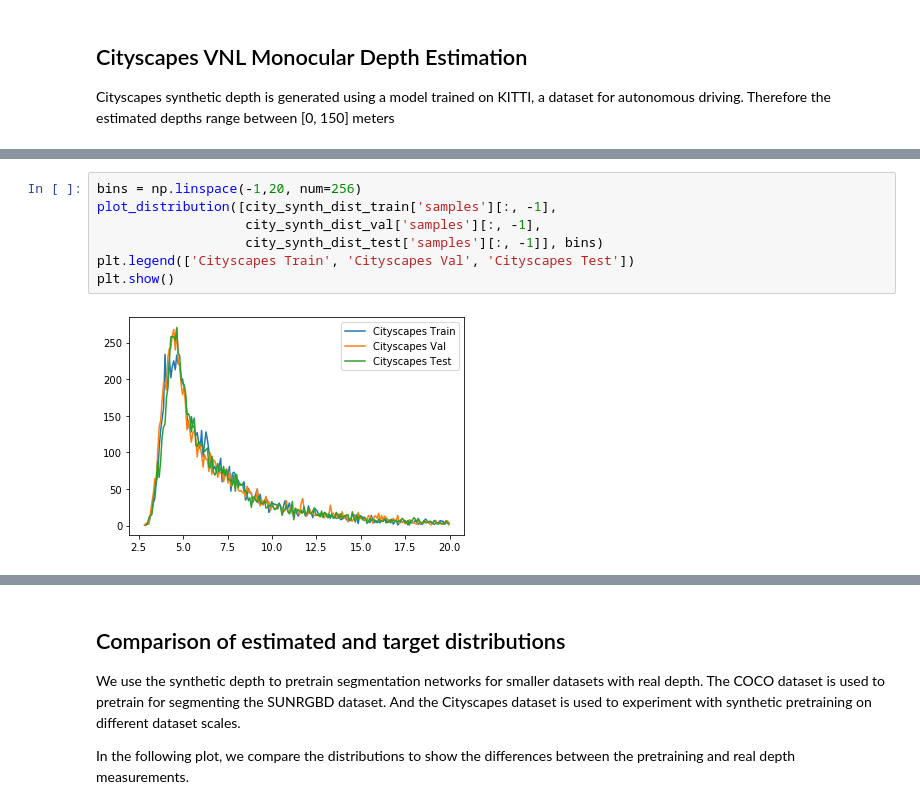
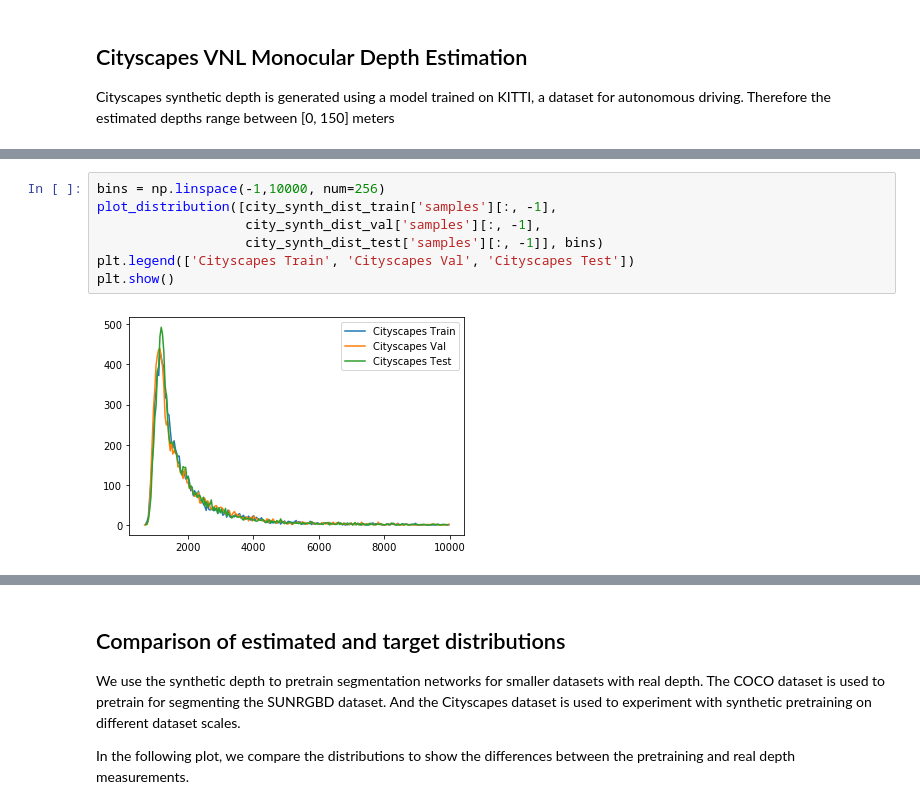
Before and after one commit to crmauceri/pytorch-deeplab-xception, a Jupyter notebook: visualization_scripts/RGB-D Data Distributions.ipynb, the cells around one changed output, grey strips where cells are left out. Cells and saved outputs as stored; diff of their text form.

```diff
--- a/visualization_scripts/RGB-D Data Distributions.ipynb
+++ b/visualization_scripts/RGB-D Data Distributions.ipynb
@@ -261,9 +347,9 @@ Found 1525 test images
 # %%
-bins = np.linspace(-1,20, num=256)
+bins = np.linspace(-1,10000, num=256)
 plot_distribution([city_synth_dist_train['samples'][:, -1],
                    city_synth_dist_val['samples'][:, -1],
                    city_synth_dist_test['samples'][:, -1]], bins)
 plt.legend(['Cityscapes Train', 'Cityscapes Val', 'Cityscapes Test'])
 plt.show()
 # %% [output]
-[figure, old version]
+[figure, new version]
```
Also changed, not shown: parts of 27 cells of this notebook, 8 other files.
